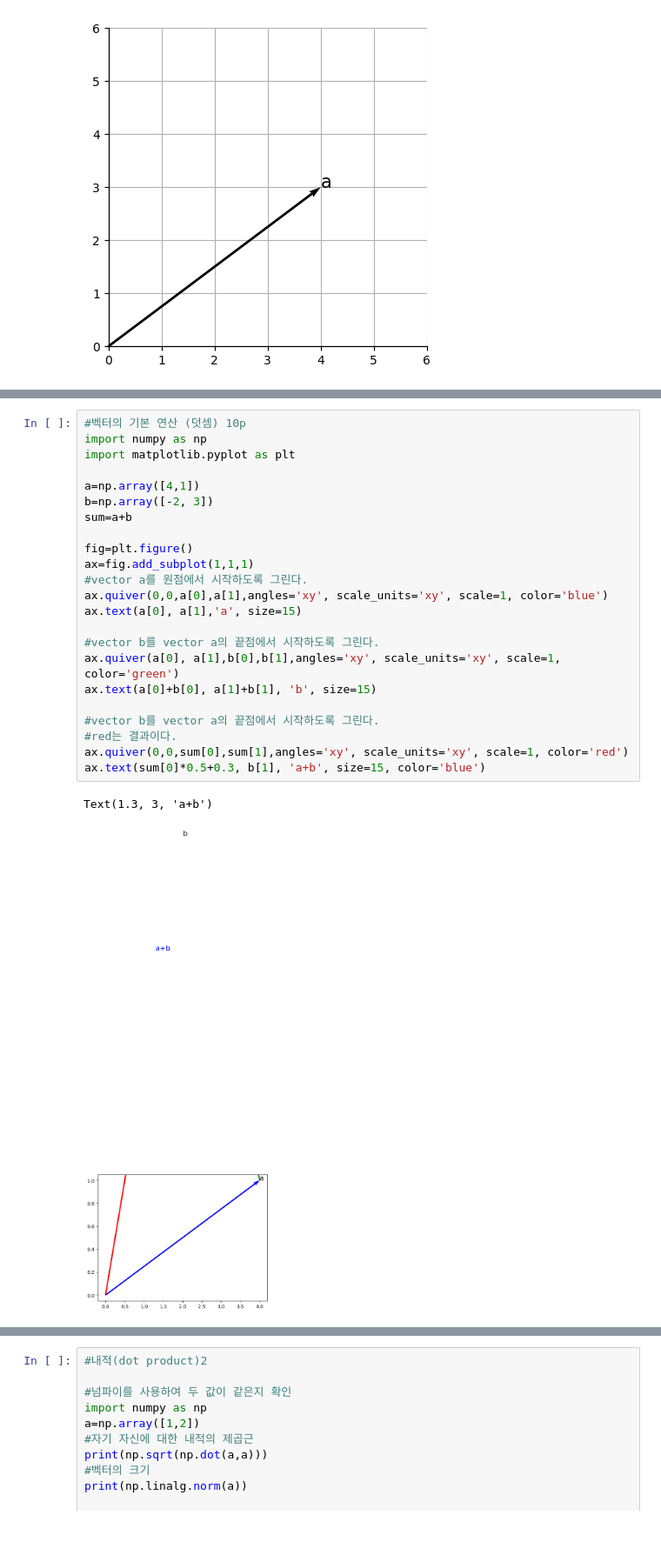
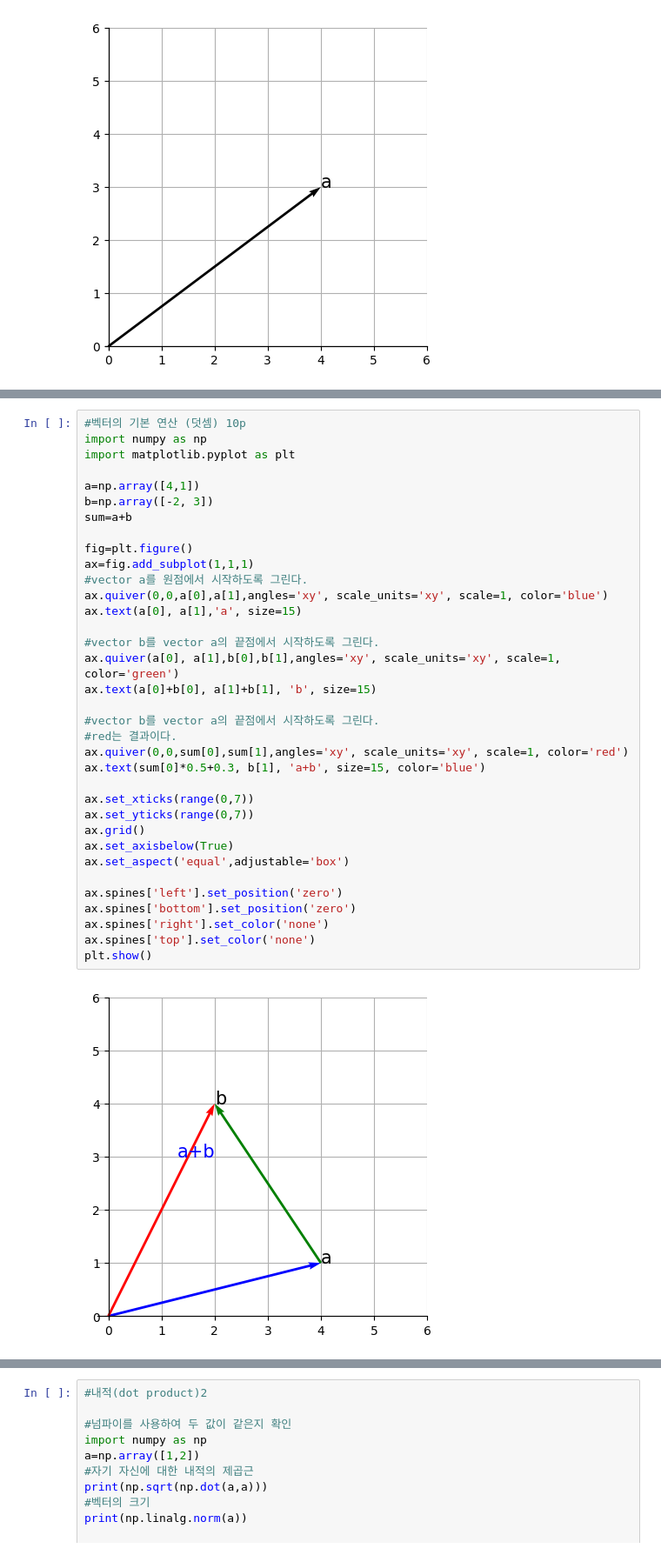
Before and after one commit to hyunee9/UNIV, a Jupyter notebook: 선대2_3주차.ipynb, the cells around one changed output, grey strips where cells are left out. Shown: that part at 87% size. Saved outputs shown, nothing was run; the diff lists cells and outputs as text; blank space fills up the shorter version.

```diff
--- a/선대2_3주차.ipynb
+++ b/선대2_3주차.ipynb
@@ -157,27 +184,38 @@ plt.show
 # %%
 #벡터의 기본 연산 (덧셈) 10p
 import numpy as np
 import matplotlib.pyplot as plt
 
 a=np.array([4,1])
 b=np.array([-2, 3])
 sum=a+b
 
 fig=plt.figure()
 ax=fig.add_subplot(1,1,1)
 #vector a를 원점에서 시작하도록 그린다.
 ax.quiver(0,0,a[0],a[1],angles='xy', scale_units='xy', scale=1, color='blue')
 ax.text(a[0], a[1],'a', size=15)
 
 #vector b를 vector a의 끝점에서 시작하도록 그린다.
 ax.quiver(a[0], a[1],b[0],b[1],angles='xy', scale_units='xy', scale=1, color='green')
 ax.text(a[0]+b[0], a[1]+b[1], 'b', size=15)
 
 #vector b를 vector a의 끝점에서 시작하도록 그린다.
 #red는 결과이다.
 ax.quiver(0,0,sum[0],sum[1],angles='xy', scale_units='xy', scale=1, color='red')
 ax.text(sum[0]*0.5+0.3, b[1], 'a+b', size=15, color='blue')
+
+ax.set_xticks(range(0,7))
+ax.set_yticks(range(0,7))
+ax.grid()
+ax.set_axisbelow(True)
+ax.set_aspect('equal',adjustable='box')
+
+ax.spines['left'].set_position('zero')
+ax.spines['bottom'].set_position('zero')
+ax.spines['right'].set_color('none')
+ax.spines['top'].set_color('none')
+plt.show()
 # %% [output]
-Text(1.3, 3, 'a+b')
-[figure, old version]
+[figure, new version]
 # %%
```
Also changed, not shown: parts of 10 cells of this notebook.
